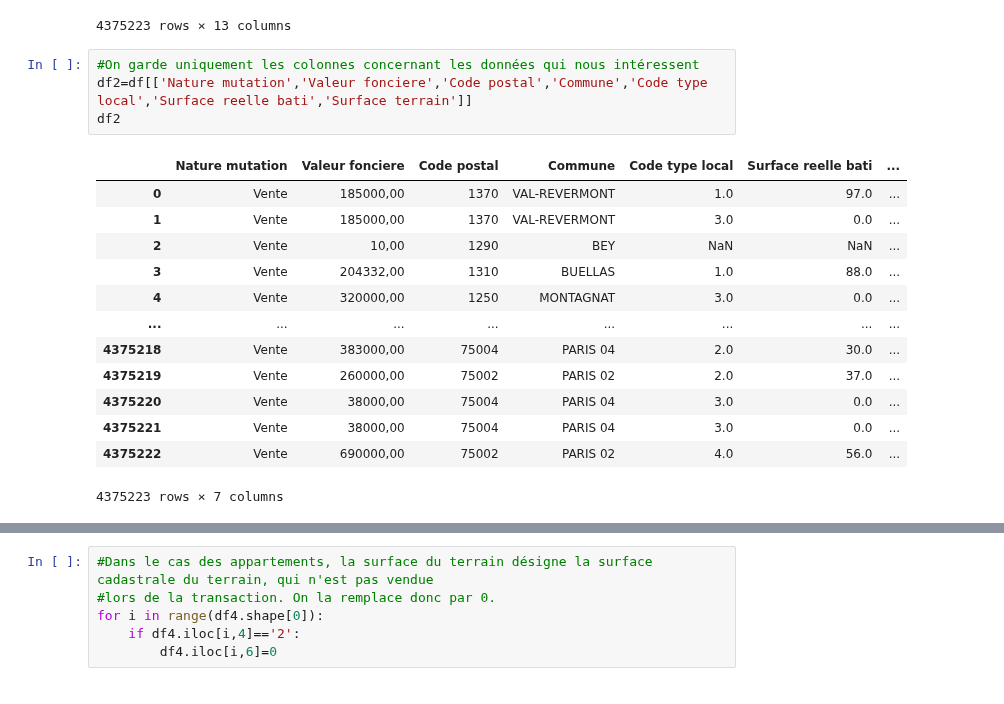
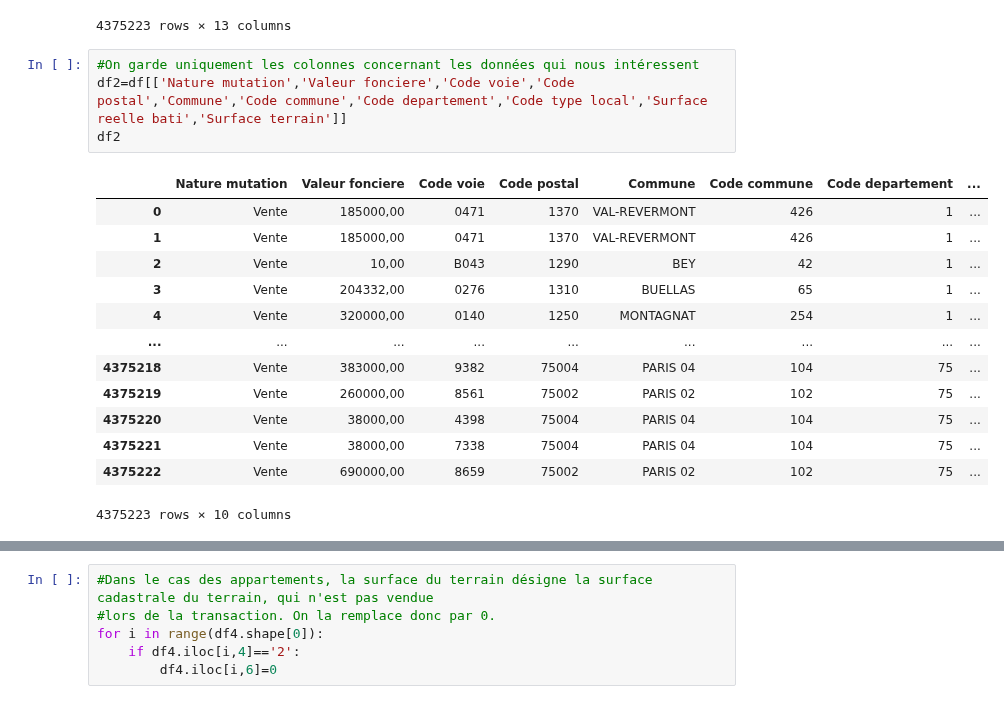
Before and after one commit to nkhenissi/pyhton-for-the-data-scientist, a Jupyter notebook: prediction_regression.ipynb, the cells around one changed output, grey strips where cells are left out. Drawn from its saved outputs; the diff is of its cells as text.

```diff
--- a/prediction_regression.ipynb
+++ b/prediction_regression.ipynb
@@ -81,19 +81,19 @@ df2
 4375223 rows × 13 columns
 # %%
 #On garde uniquement les colonnes concernant les données qui nous intéressent
-df2=df[['Nature mutation','Valeur fonciere','Code postal','Commune','Code type local','Surface reelle bati','Surface terrain']]
+df2=df[['Nature mutation','Valeur fonciere','Code voie','Code postal','Commune','Code commune','Code departement','Code type local','Surface reelle bati','Surface terrain']]
 df2
 # %% [output]
-|  | Nature mutation | Valeur fonciere | Code postal | Commune | Code type local | Surface reelle bati | ... |
-| 0 | Vente | 185000,00 | 1370 | VAL-REVERMONT | 1.0 | 97.0 | ... |
-| 1 | Vente | 185000,00 | 1370 | VAL-REVERMONT | 3.0 | 0.0 | ... |
-| 2 | Vente | 10,00 | 1290 | BEY | NaN | NaN | ... |
-| 3 | Vente | 204332,00 | 1310 | BUELLAS | 1.0 | 88.0 | ... |
-| 4 | Vente | 320000,00 | 1250 | MONTAGNAT | 3.0 | 0.0 | ... |
-| ... | ... | ... | ... | ... | ... | ... | ... |
-| 4375218 | Vente | 383000,00 | 75004 | PARIS 04 | 2.0 | 30.0 | ... |
-| 4375219 | Vente | 260000,00 | 75002 | PARIS 02 | 2.0 | 37.0 | ... |
-| 4375220 | Vente | 38000,00 | 75004 | PARIS 04 | 3.0 | 0.0 | ... |
-| 4375221 | Vente | 38000,00 | 75004 | PARIS 04 | 3.0 | 0.0 | ... |
-| 4375222 | Vente | 690000,00 | 75002 | PARIS 02 | 4.0 | 56.0 | ... |
+|  | Nature mutation | Valeur fonciere | Code voie | Code postal | Commune | Code commune | Code departement | ... |
+| 0 | Vente | 185000,00 | 0471 | 1370 | VAL-REVERMONT | 426 | 1 | ... |
+| 1 | Vente | 185000,00 | 0471 | 1370 | VAL-REVERMONT | 426 | 1 | ... |
+| 2 | Vente | 10,00 | B043 | 1290 | BEY | 42 | 1 | ... |
+| 3 | Vente | 204332,00 | 0276 | 1310 | BUELLAS | 65 | 1 | ... |
+| 4 | Vente | 320000,00 | 0140 | 1250 | MONTAGNAT | 254 | 1 | ... |
+| ... | ... | ... | ... | ... | ... | ... | ... | ... |
+| 4375218 | Vente | 383000,00 | 9382 | 75004 | PARIS 04 | 104 | 75 | ... |
+| 4375219 | Vente | 260000,00 | 8561 | 75002 | PARIS 02 | 102 | 75 | ... |
+| 4375220 | Vente | 38000,00 | 4398 | 75004 | PARIS 04 | 104 | 75 | ... |
+| 4375221 | Vente | 38000,00 | 7338 | 75004 | PARIS 04 | 104 | 75 | ... |
+| 4375222 | Vente | 690000,00 | 8659 | 75002 | PARIS 02 | 102 | 75 | ... |
-4375223 rows × 7 columns
+4375223 rows × 10 columns
```
Also changed, not shown: parts of 14 cells of this notebook.
